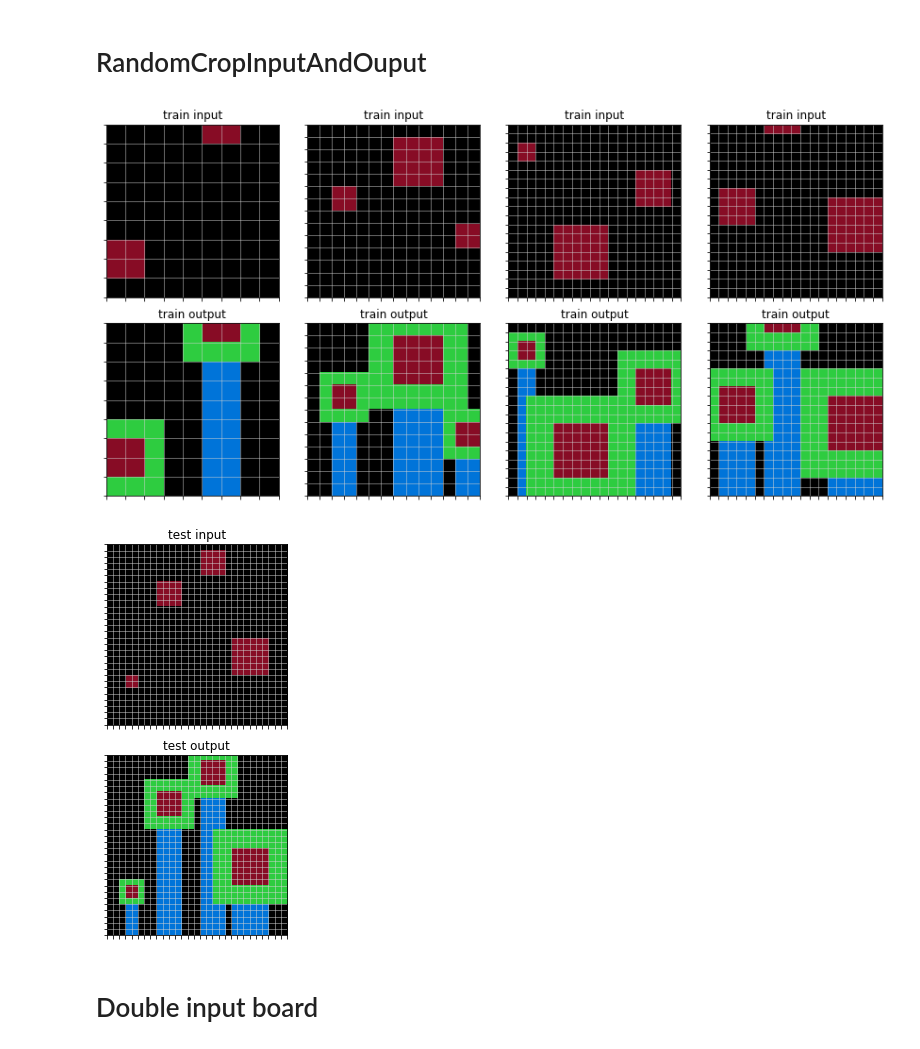
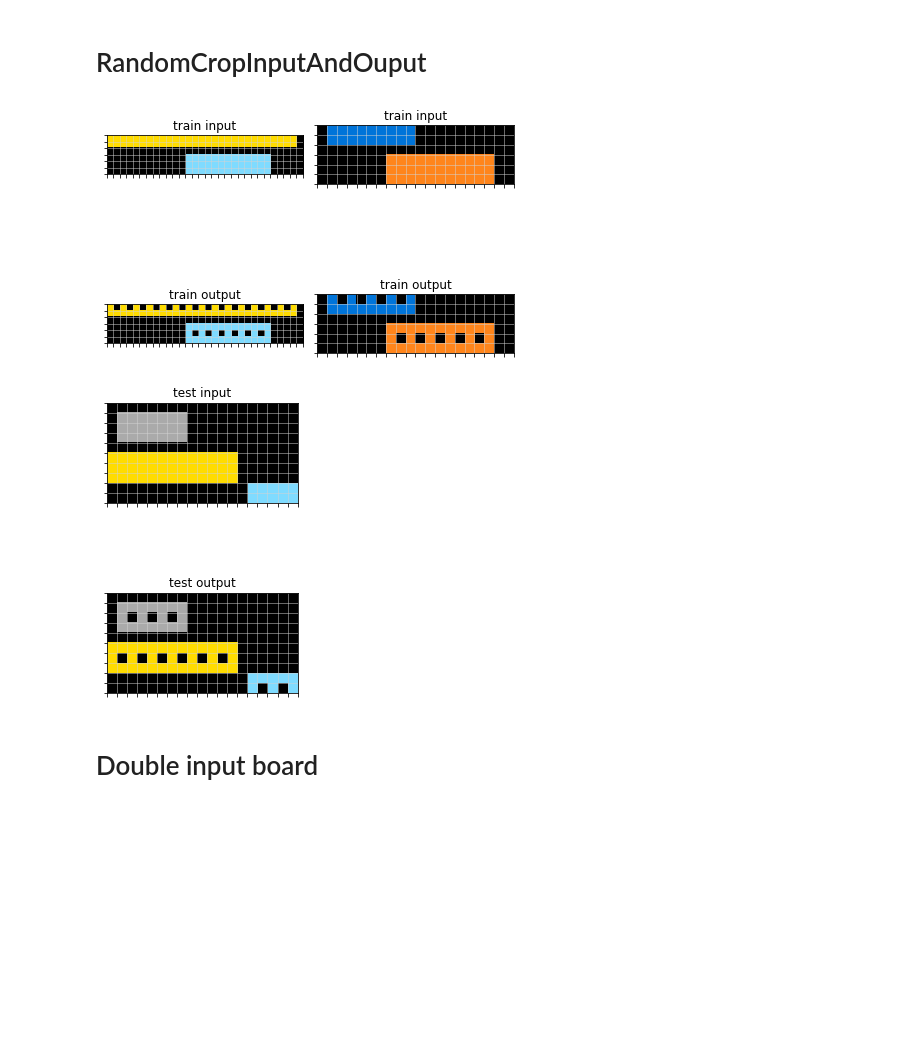
Before and after one commit to arc-community/arcmentations, a Jupyter notebook: demonstrations.ipynb, the cells around one changed output. Saved outputs shown, nothing was run; the diff lists cells and outputs as text; code cells hidden in the pictures; blank space fills up the shorter version.

```diff
--- a/demonstrations.ipynb
+++ b/demonstrations.ipynb
@@ -23,6 +23,6 @@ train_riddles = get_riddles(["training"])
 # %% [markdown]
 # Original riddle
 # %%
-riddle = train_riddles[27]
+riddle = train_riddles[1]
 plot_task(riddle)
 # %% [output]
@@ -40,12 +42,14 @@ plot_task(aug_riddle)
 # %% [markdown]
 # RandomCropInputAndOuput
 # %%
-params = RandomCropInputAndOuput.get_params(seed=random.random(), cols_to_crop=range(5), rows_to_crop=range(5))
-aug_riddle = same_aug_for_riddle_helper(riddle, functional.cropInputAndOutput, True, params_in=params)
+aug = RandomCropInputAndOuput(p=1,possible_num_cols_to_crop=range(5), possible_num_rows_to_crop=range(5),same_aug_for_all_pairs=True)
+aug_riddle = riddle.copy()
+aug_riddle.train = aug(aug_riddle.train)
+aug_riddle.test = aug(aug_riddle.test)
 plot_task(aug_riddle)
 # %% [output]
-[figure, old version]
+[figure, new version]
-[figure, old version]
+[figure, new version]
 # %% [markdown]
 # Double input board
 # %%
```
Also changed, not shown: parts of 8 cells of this notebook, 1 other file.
